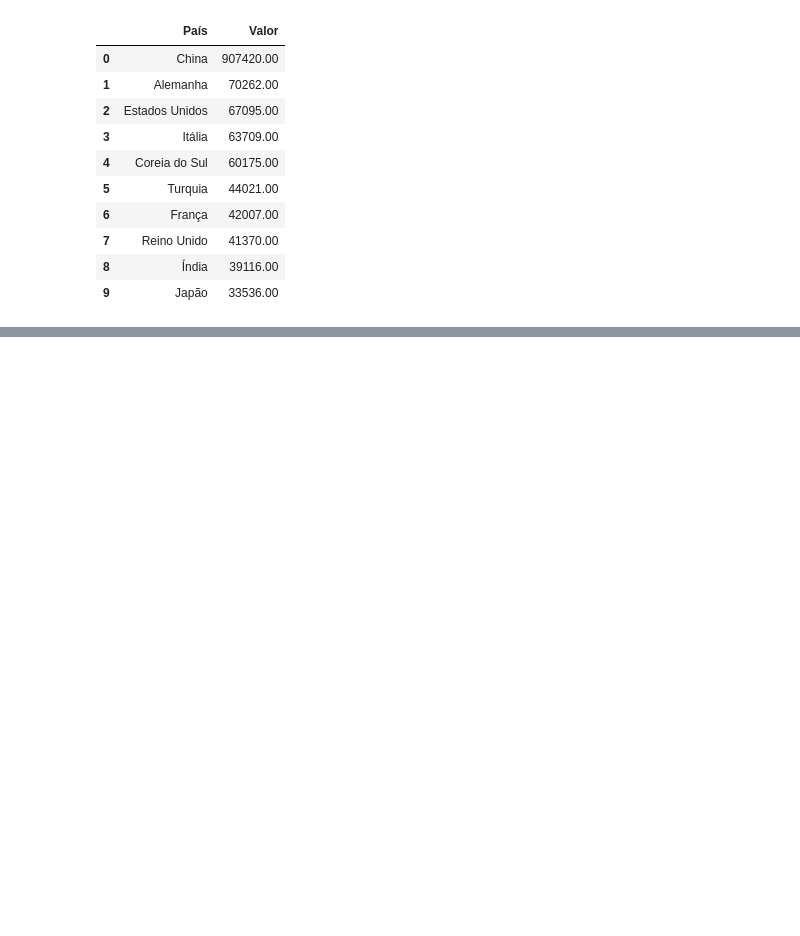
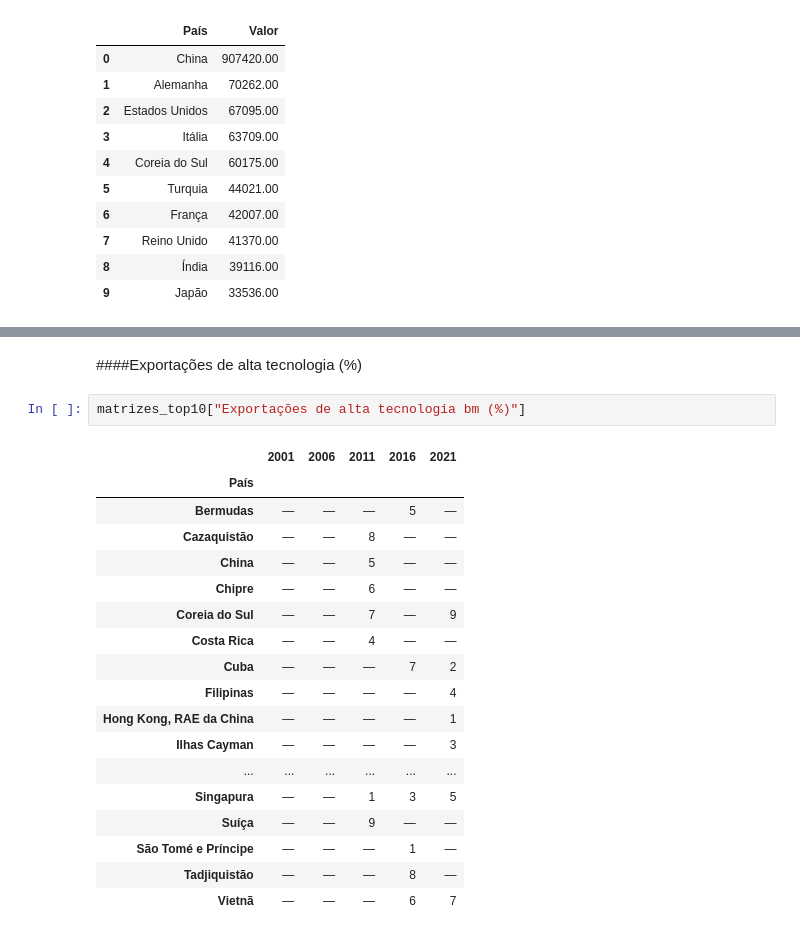
Before and after one commit to Gabriel-Roledo-ds/Analise-dos-top-10-paises-em-Inovacao-Tecnologica, a Jupyter notebook: indicadores_de_inovação_tecnologica.ipynb, the cells around one changed output, grey strips where cells are left out. Drawn from its saved outputs; the diff is of its cells as text; blank space fills up the shorter version.

```diff
--- a/indicadores_de_inovação_tecnologica.ipynb
+++ b/indicadores_de_inovação_tecnologica.ipynb
@@ -1262,0 +1584,23 @@ indicadores da WIPO, e vale verificar sua posição exata (fora do Top 10) na Fa
+# %% [markdown]
+####Exportações de alta tecnologia (%)
+# %%
+matrizes_top10["Exportações de alta tecnologia bm (%)"]
+# %% [output]
+|  | 2001 | 2006 | 2011 | 2016 | 2021 |
+| País |  |  |  |  |  |
+| Bermudas | — | — | — | 5 | — |
+| Cazaquistão | — | — | 8 | — | — |
+| China | — | — | 5 | — | — |
+| Chipre | — | — | 6 | — | — |
+| Coreia do Sul | — | — | 7 | — | 9 |
+| Costa Rica | — | — | 4 | — | — |
+| Cuba | — | — | — | 7 | 2 |
+| Filipinas | — | — | — | — | 4 |
+| Hong Kong, RAE da China | — | — | — | — | 1 |
+| Ilhas Cayman | — | — | — | — | 3 |
+| ... | ... | ... | ... | ... | ... |
+| Singapura | — | — | 1 | 3 | 5 |
+| Suíça | — | — | 9 | — | — |
+| São Tomé e Príncipe | — | — | — | 1 | — |
+| Tadjiquistão | — | — | — | 8 | — |
+| Vietnã | — | — | — | 6 | 7 |
```
Also changed, not shown: parts of 69 cells of this notebook.
